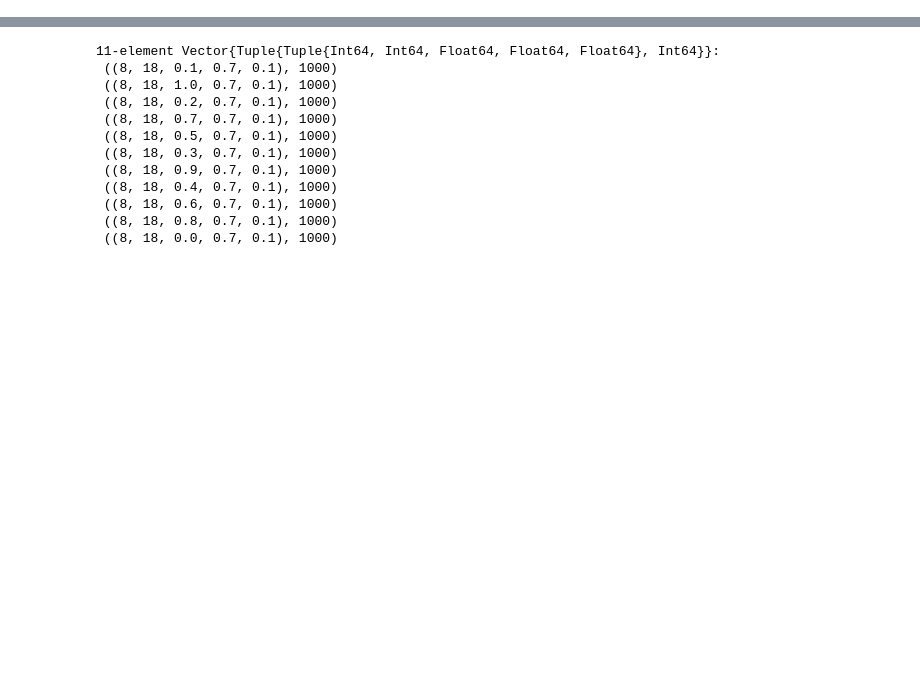
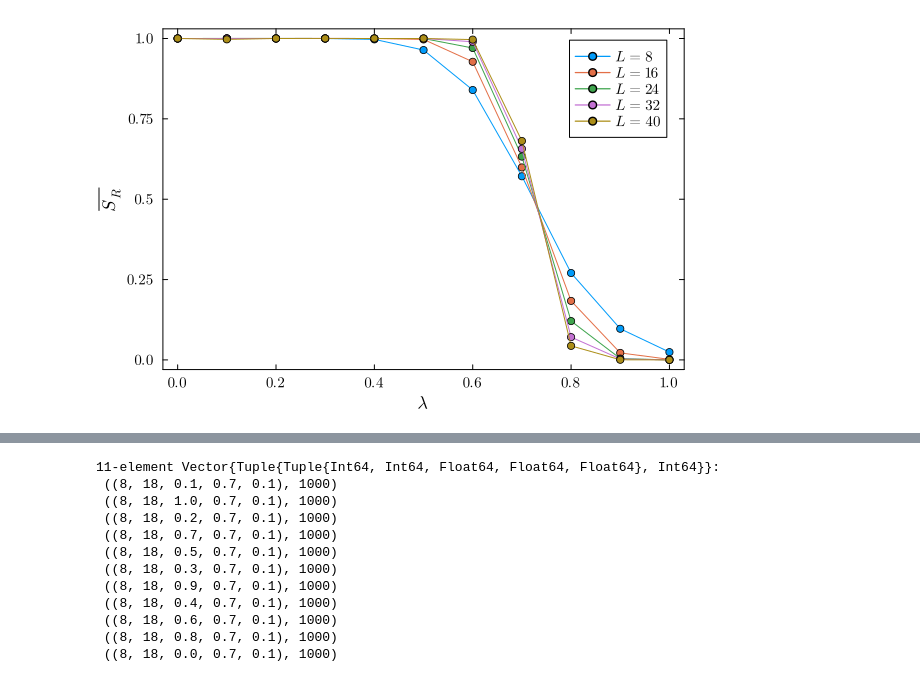
Before and after one commit to jahauser/2025_ZZX_TNs, a Jupyter notebook: notebooks/25_08_23.ipynb, the cells around one changed output, grey strips where cells are left out. Cells and saved outputs as stored; diff of their text form; code cells hidden in the pictures; blank space fills up the shorter version.

```diff
--- a/notebooks/25_08_23.ipynb
+++ b/notebooks/25_08_23.ipynb
@@ -27,0 +152,19 @@ Dict{NTuple{5, Any}, Tuple{Dict{Symbol, Vector{ComplexF64}}, Dict{Symbol, Vector
+# %%
+q = 0.1
+δ = 0.7
+plt = plot()
+for L in 8:8:40
+    T = 2L + 2
+    λs = 0.0:0.1:1.0
+    ys = real.([no_unitary_data[(L,T,λ,δ,q,false)][1][:SR][2L] for λ in λs])
+    # plot!(plt, qs, ys, seriestype=:line, m=4, label=L"L=%$L", xlabel=L"q", ylabel=L"\frac{1}{L} \sum_{i,j}\langle\langle Z_i Z_j Z'_i Z'_j\rangle\rangle", title="r=$r")
+    xticks = (0.0:0.2:1.0, [L"0.0", L"0.2", L"0.4", L"0.6", L"0.8", L"1.0"])
+    yticks = (0.0:0.25:1.0, [L"0.0", L"0.25", L"0.5", L"0.75", L"1.0"])
+    plot!(plt, λs, ys, seriestype=:line, m=4, label=L"L=%$L", xlabel=L"\lambda", ylabel=L"\overline{S_R}", #title="r=$r",
+    framestyle=:box, xticks=xticks, yticks=yticks, grid=false,
+    xtickfontsize=10,ytickfontsize=10, xguidefontsize=12, yguidefontsize=12, legendfontsize=10, titlefontsize=16)
+end
+# savefig("/Users/jhauser/Documents/Z2 paper figs/updated/kappaEA.pdf")
+plt
+# %% [output]
+[figure, added]
```
Also changed, not shown: parts of 13 cells of this notebook, 4 other files.
